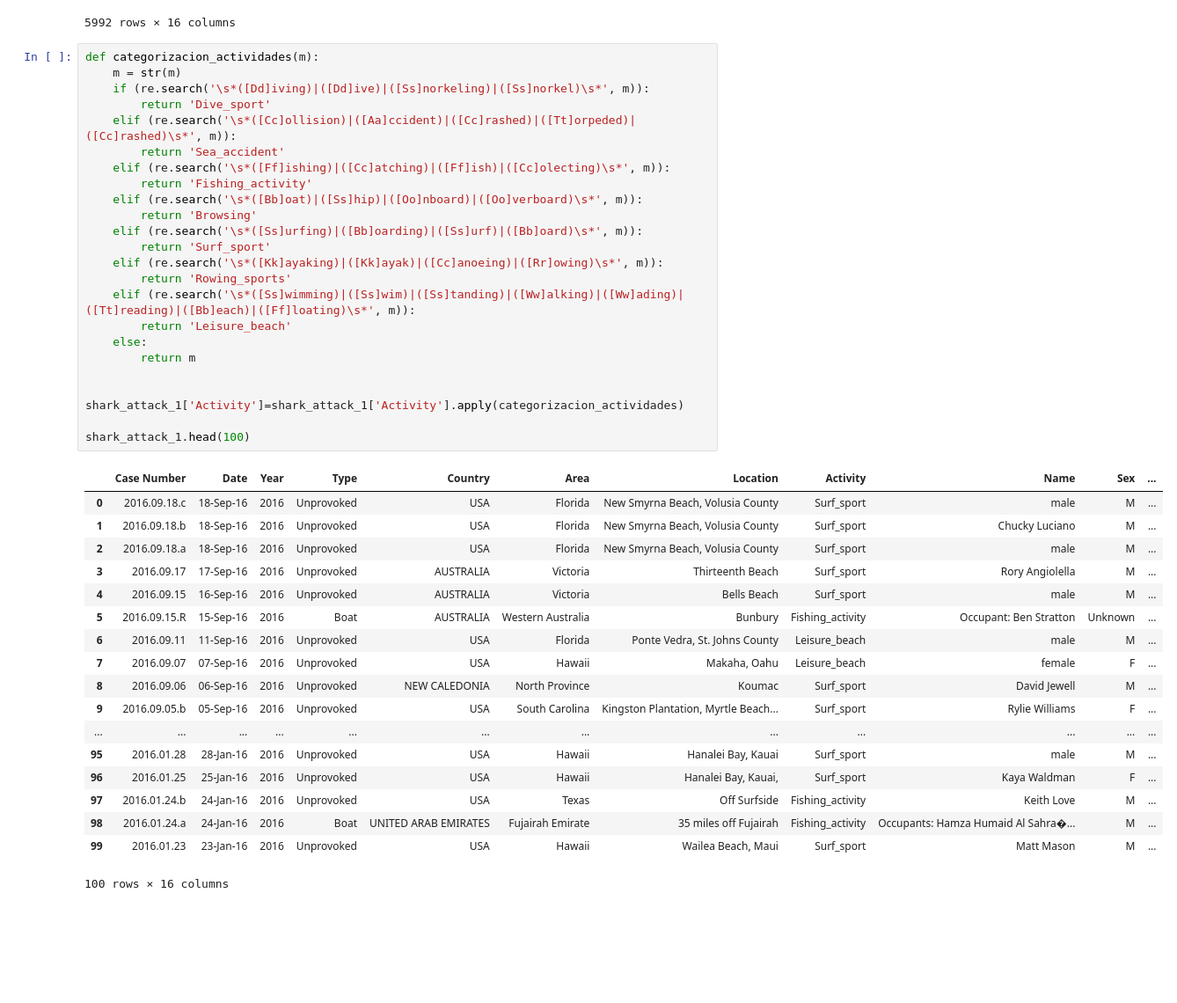
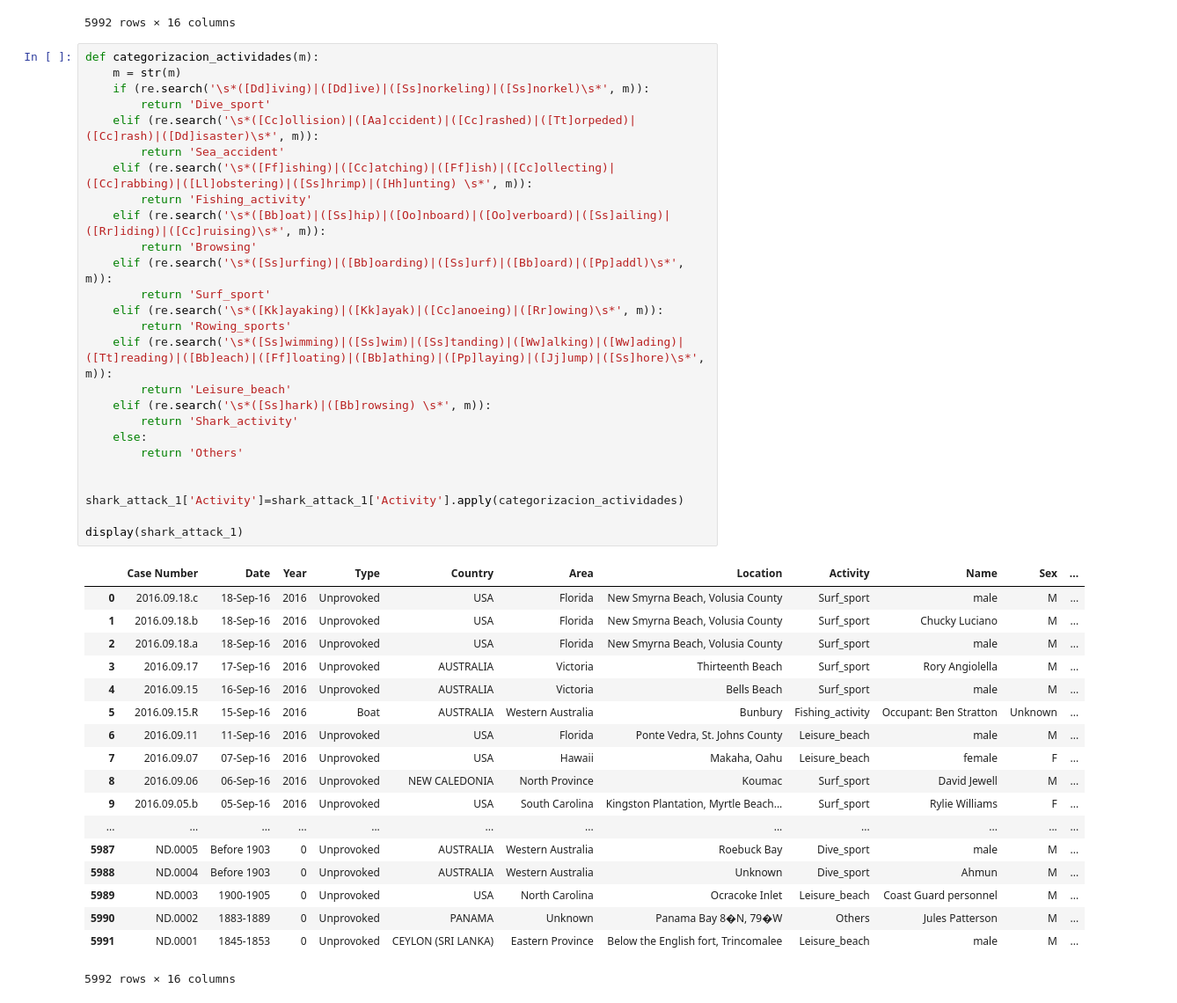
Before and after one commit to ironhack-datalabs/datamad0619, a Jupyter notebook: module-1/pandas-project/your-code/sharks-attack-data-cleaning.ipynb, the cells around one changed output. Shown at 88% size. Cells and saved outputs as stored; diff of their text form; blank space fills up the shorter version.

```diff
--- a/module-1/pandas-project/your-code/sharks-attack-data-cleaning.ipynb
+++ b/module-1/pandas-project/your-code/sharks-attack-data-cleaning.ipynb
@@ -276,43 +276,45 @@ display(shark_attack_1)
 # %%
 def categorizacion_actividades(m):
     m = str(m)
     if (re.search('\s*([Dd]iving)|([Dd]ive)|([Ss]norkeling)|([Ss]norkel)\s*', m)):
         return 'Dive_sport'
-    elif (re.search('\s*([Cc]ollision)|([Aa]ccident)|([Cc]rashed)|([Tt]orpeded)|([Cc]rashed)\s*', m)):
+    elif (re.search('\s*([Cc]ollision)|([Aa]ccident)|([Cc]rashed)|([Tt]orpeded)|([Cc]rash)|([Dd]isaster)\s*', m)):
         return 'Sea_accident'
-    elif (re.search('\s*([Ff]ishing)|([Cc]atching)|([Ff]ish)|([Cc]olecting)\s*', m)):
+    elif (re.search('\s*([Ff]ishing)|([Cc]atching)|([Ff]ish)|([Cc]ollecting)|([Cc]rabbing)|([Ll]obstering)|([Ss]hrimp)|([Hh]unting) \s*', m)):
         return 'Fishing_activity'
-    elif (re.search('\s*([Bb]oat)|([Ss]hip)|([Oo]nboard)|([Oo]verboard)\s*', m)):
+    elif (re.search('\s*([Bb]oat)|([Ss]hip)|([Oo]nboard)|([Oo]verboard)|([Ss]ailing)|([Rr]iding)|([Cc]ruising)\s*', m)):
         return 'Browsing'
-    elif (re.search('\s*([Ss]urfing)|([Bb]oarding)|([Ss]urf)|([Bb]oard)\s*', m)):
+    elif (re.search('\s*([Ss]urfing)|([Bb]oarding)|([Ss]urf)|([Bb]oard)|([Pp]addl)\s*', m)):
         return 'Surf_sport'
     elif (re.search('\s*([Kk]ayaking)|([Kk]ayak)|([Cc]anoeing)|([Rr]owing)\s*', m)):
         return 'Rowing_sports'
-    elif (re.search('\s*([Ss]wimming)|([Ss]wim)|([Ss]tanding)|([Ww]alking)|([Ww]ading)|([Tt]reading)|([Bb]each)|([Ff]loating)\s*', m)):
+    elif (re.search('\s*([Ss]wimming)|([Ss]wim)|([Ss]tanding)|([Ww]alking)|([Ww]ading)|([Tt]reading)|([Bb]each)|([Ff]loating)|([Bb]athing)|([Pp]laying)|([Jj]ump)|([Ss]hore)\s*', m)):
         return 'Leisure_beach'
+    elif (re.search('\s*([Ss]hark)|([Bb]rowsing) \s*', m)):
+        return 'Shark_activity'
     else:
-        return m
+        return 'Others'
 
 
 shark_attack_1['Activity']=shark_attack_1['Activity'].apply(categorizacion_actividades)
 
-shark_attack_1.head(100)
+display(shark_attack_1)
 # %% [output]
 |  | Case Number | Date | Year | Type | Country | Area | Location | Activity | Name | Sex | ... |
 | 0 | 2016.09.18.c | 18-Sep-16 | 2016 | Unprovoked | USA | Florida | New Smyrna Beach, Volusia County | Surf_sport | male | M | ... |
 | 1 | 2016.09.18.b | 18-Sep-16 | 2016 | Unprovoked | USA | Florida | New Smyrna Beach, Volusia County | Surf_sport | Chucky Luciano | M | ... |
 | 2 | 2016.09.18.a | 18-Sep-16 | 2016 | Unprovoked | USA | Florida | New Smyrna Beach, Volusia County | Surf_sport | male | M | ... |
 | 3 | 2016.09.17 | 17-Sep-16 | 2016 | Unprovoked | AUSTRALIA | Victoria | Thirteenth Beach | Surf_sport | Rory Angiolella | M | ... |
 | 4 | 2016.09.15 | 16-Sep-16 | 2016 | Unprovoked | AUSTRALIA | Victoria | Bells Beach | Surf_sport | male | M | ... |
 | 5 | 2016.09.15.R | 15-Sep-16 | 2016 | Boat | AUSTRALIA | Western Australia | Bunbury | Fishing_activity | Occupant: Ben Stratton | Unknown | ... |
 | 6 | 2016.09.11 | 11-Sep-16 | 2016 | Unprovoked | USA | Florida | Ponte Vedra, St. Johns County | Leisure_beach | male | M | ... |
 | 7 | 2016.09.07 | 07-Sep-16 | 2016 | Unprovoked | USA | Hawaii | Makaha, Oahu | Leisure_beach | female | F | ... |
 | 8 | 2016.09.06 | 06-Sep-16 | 2016 | Unprovoked | NEW CALEDONIA | North Province | Koumac | Surf_sport | David Jewell | M | ... |
 | 9 | 2016.09.05.b | 05-Sep-16 | 2016 | Unprovoked | USA | South Carolina | Kingston Plantation, Myrtle Beach... | Surf_sport | Rylie Williams | F | ... |
 | ... | ... | ... | ... | ... | ... | ... | ... | ... | ... | ... | ... |
-| 95 | 2016.01.28 | 28-Jan-16 | 2016 | Unprovoked | USA | Hawaii | Hanalei Bay, Kauai | Surf_sport | male | M | ... |
-| 96 | 2016.01.25 | 25-Jan-16 | 2016 | Unprovoked | USA | Hawaii | Hanalei Bay, Kauai, | Surf_sport | Kaya Waldman | F | ... |
-| 97 | 2016.01.24.b | 24-Jan-16 | 2016 | Unprovoked | USA | Texas | Off Surfside | Fishing_activity | Keith Love | M | ... |
-| 98 | 2016.01.24.a | 24-Jan-16 | 2016 | Boat | UNITED ARAB EMIRATES | Fujairah Emirate | 35 miles off Fujairah | Fishing_activity | Occupants: Hamza Humaid Al Sahra�... | M | ... |
-| 99 | 2016.01.23 | 23-Jan-16 | 2016 | Unprovoked | USA | Hawaii | Wailea Beach, Maui | Surf_sport | Matt Mason | M | ... |
+| 5987 | ND.0005 | Before 1903 | 0 | Unprovoked | AUSTRALIA | Western Australia | Roebuck Bay | Dive_sport | male | M | ... |
+| 5988 | ND.0004 | Before 1903 | 0 | Unprovoked | AUSTRALIA | Western Australia | Unknown | Dive_sport | Ahmun | M | ... |
+| 5989 | ND.0003 | 1900-1905 | 0 | Unprovoked | USA | North Carolina | Ocracoke Inlet | Leisure_beach | Coast Guard personnel | M | ... |
+| 5990 | ND.0002 | 1883-1889 | 0 | Unprovoked | PANAMA | Unknown | Panama Bay 8�N, 79�W | Others | Jules Patterson | M | ... |
+| 5991 | ND.0001 | 1845-1853 | 0 | Unprovoked | CEYLON (SRI LANKA) | Eastern Province | Below the English fort, Trincomalee | Leisure_beach | male | M | ... |
-100 rows × 16 columns
+5992 rows × 16 columns
```
Also changed, not shown: parts of 7 cells of this notebook.
